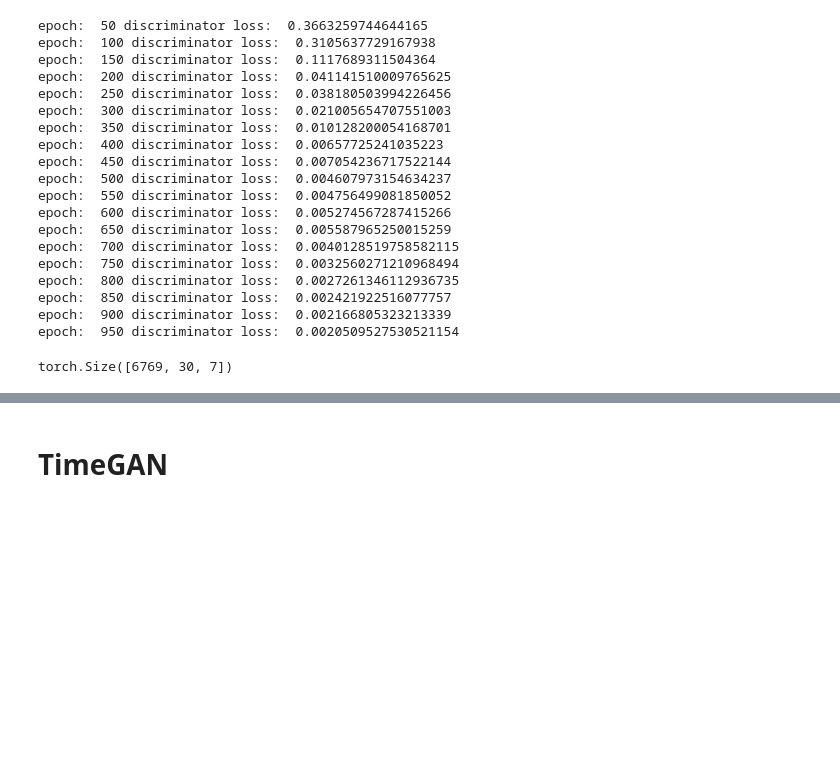
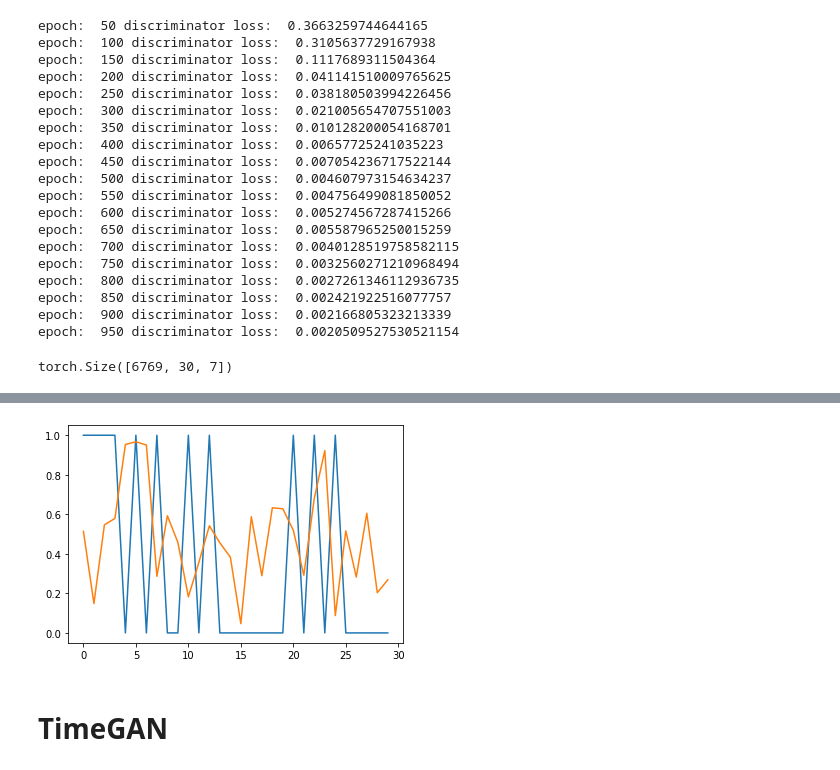
Before and after one commit to ofilion/financial-data-generation, a Jupyter notebook: Project.ipynb, the cells around one changed output, grey strips where cells are left out. Cells and saved outputs as stored; diff of their text form; code cells hidden in the pictures; blank space fills up the shorter version.

```diff
--- a/Project.ipynb
+++ b/Project.ipynb
@@ -210,3 +209,10 @@ plt.show()
+# %%
+plt.plot(generated_data[1,:,0].detach().numpy(),label='generated data')
+noise_1 = noise[0].reshape(30,7)[:,1]
+plt.plot(noise_1,label = 'noise')
+plt.show()
+# %% [output]
+[figure, added]
 # %% [markdown]
 # TimeGAN
 # %%
```
Also changed, not shown: parts of 1 cell of this notebook.
